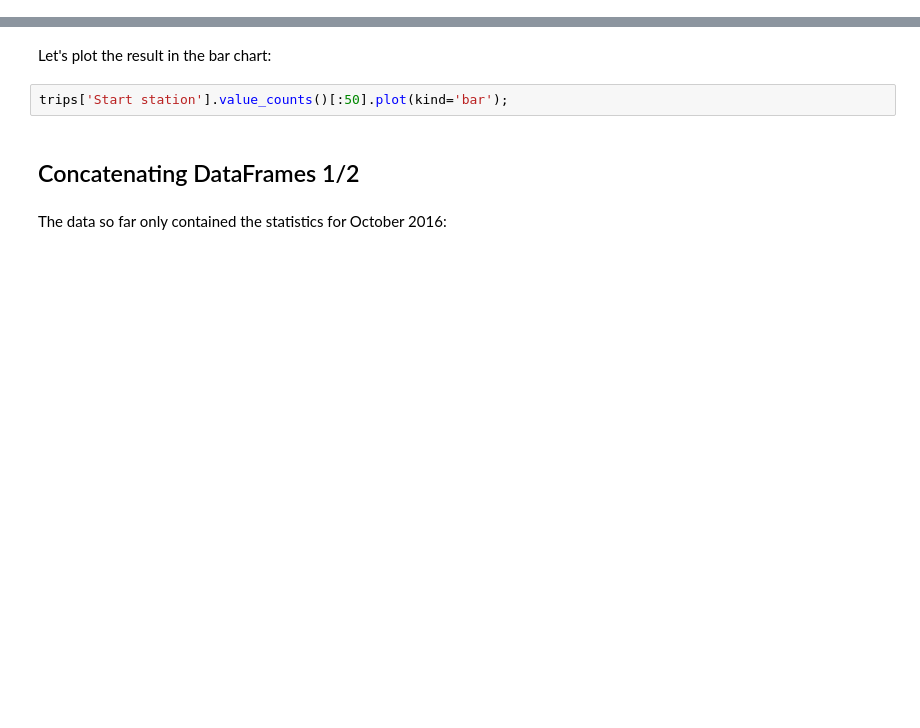
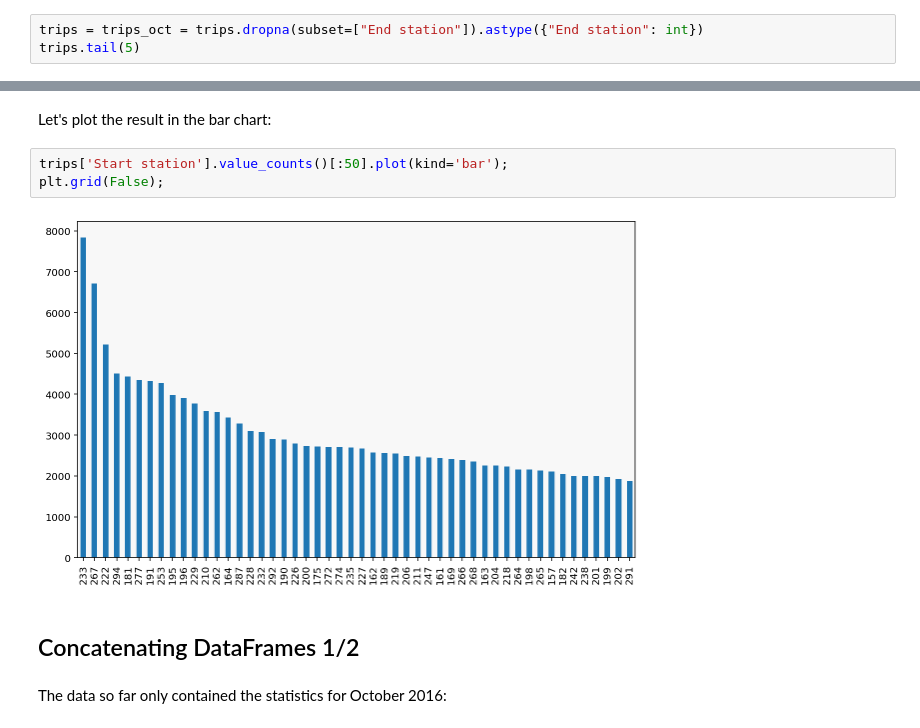
Before and after one commit to UiO-IN3110/UiO-IN3110.github.io, a Jupyter notebook: lectures/10-pandas/Pandas.ipynb, the cells around one changed output, grey strips where cells are left out. Drawn from its saved outputs; the diff is of its cells as text; blank space fills up the shorter version.

```diff
--- a/lectures/10-pandas/Pandas.ipynb
+++ b/lectures/10-pandas/Pandas.ipynb
@@ -265,0 +401,3 @@ trips.sort_values("End station").tail(100)
+# %%
+trips = trips_oct = trips.dropna(subset=["End station"]).astype({"End station": int})
+trips.tail(5)
@@ -813,6 +671,9 @@ trips['Start station'].value_counts()[10:]
 Let's plot the result in the bar chart:
 # %%
 trips['Start station'].value_counts()[:50].plot(kind='bar');
+plt.grid(False);
+# %% [output]
+[figure, added]
 # %% [markdown]
 ## Concatenating DataFrames 1/2
 # %% [markdown]
```
Also changed, not shown: parts of 108 cells of this notebook, 1 other file.
